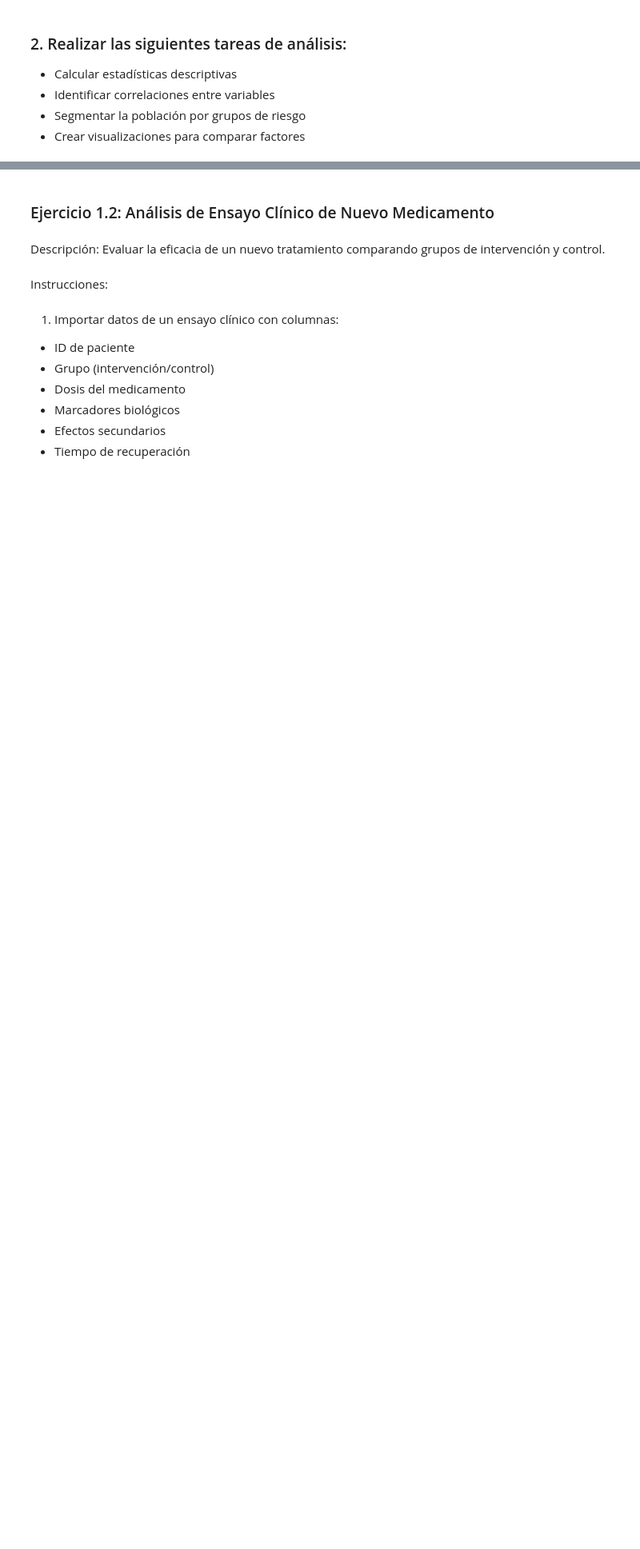
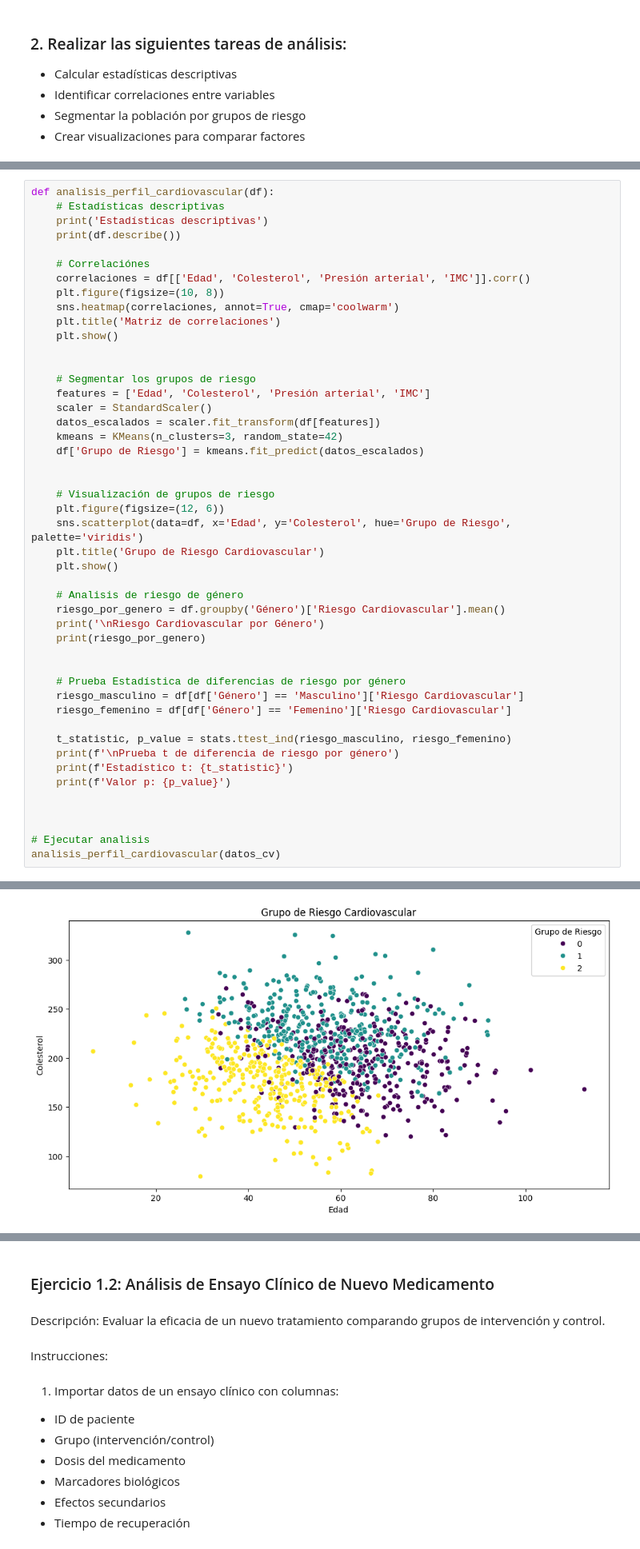
Before and after one commit to tucubanit0/Big-Data, a Jupyter notebook: 05_03_tipos_de_datos/05_03/Ejercicios de Análisis de Datos Biosanitarios.ipynb, the cells around one changed output, grey strips where cells are left out. Shown at 80% size. Drawn from its saved outputs; the diff is of its cells as text; blank space fills up the shorter version.

```diff
--- a/05_03_tipos_de_datos/05_03/Ejercicios de Análisis de Datos Biosanitarios.ipynb
+++ b/05_03_tipos_de_datos/05_03/Ejercicios de Análisis de Datos Biosanitarios.ipynb
@@ -111,0 +74,48 @@ max                 1.250000
+# %%
+def analisis_perfil_cardiovascular(df):
+    # Estadísticas descriptivas
+    print('Estadísticas descriptivas')
+    print(df.describe())
+
+    # Correlaciónes
+    correlaciones = df[['Edad', 'Colesterol', 'Presión arterial', 'IMC']].corr()
+    plt.figure(figsize=(10, 8))
+    sns.heatmap(correlaciones, annot=True, cmap='coolwarm')
+    plt.title('Matriz de correlaciones')
+    plt.show()
+
+
+    # Segmentar los grupos de riesgo
+    features = ['Edad', 'Colesterol', 'Presión arterial', 'IMC']
+    scaler = StandardScaler()
+    datos_escalados = scaler.fit_transform(df[features])
+    kmeans = KMeans(n_clusters=3, random_state=42)
+    df['Grupo de Riesgo'] = kmeans.fit_predict(datos_escalados)
+
+
+    # Visualización de grupos de riesgo
+    plt.figure(figsize=(12, 6))
+    sns.scatterplot(data=df, x='Edad', y='Colesterol', hue='Grupo de Riesgo', palette='viridis')
+    plt.title('Grupo de Riesgo Cardiovascular')
+    plt.show()
+
+    # Analisis de riesgo de género
+    riesgo_por_genero = df.groupby('Género')['Riesgo Cardiovascular'].mean()
+    print('\nRiesgo Cardiovascular por Género')
+    print(riesgo_por_genero)
+
+
+    # Prueba Estadística de diferencias de riesgo por género
+    riesgo_masculino = df[df['Género'] == 'Masculino']['Riesgo Cardiovascular']
+    riesgo_femenino = df[df['Género'] == 'Femenino']['Riesgo Cardiovascular']
+
+    t_statistic, p_value = stats.ttest_ind(riesgo_masculino, riesgo_femenino)
+    print(f'\nPrueba t de diferencia de riesgo por género')
+    print(f'Estadístico t: {t_statistic}')
+    print(f'Valor p: {p_value}')
+
+
+
+# Ejecutar analisis
+analisis_perfil_cardiovascular(datos_cv)
+# %% [output]
@@ -111,0 +143 @@ max                 1.250000
+[figure, added]
```
Also changed, not shown: parts of 4 cells of this notebook, 1 other file.
